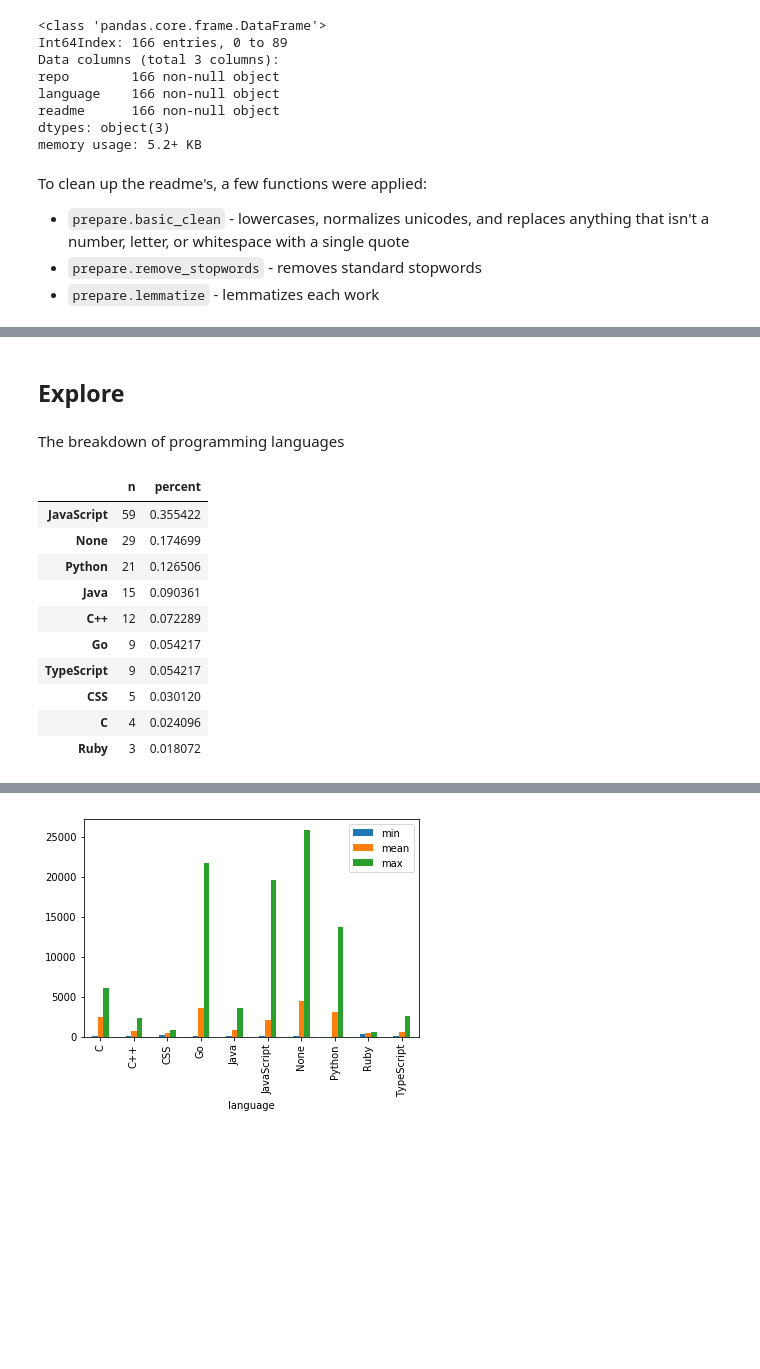
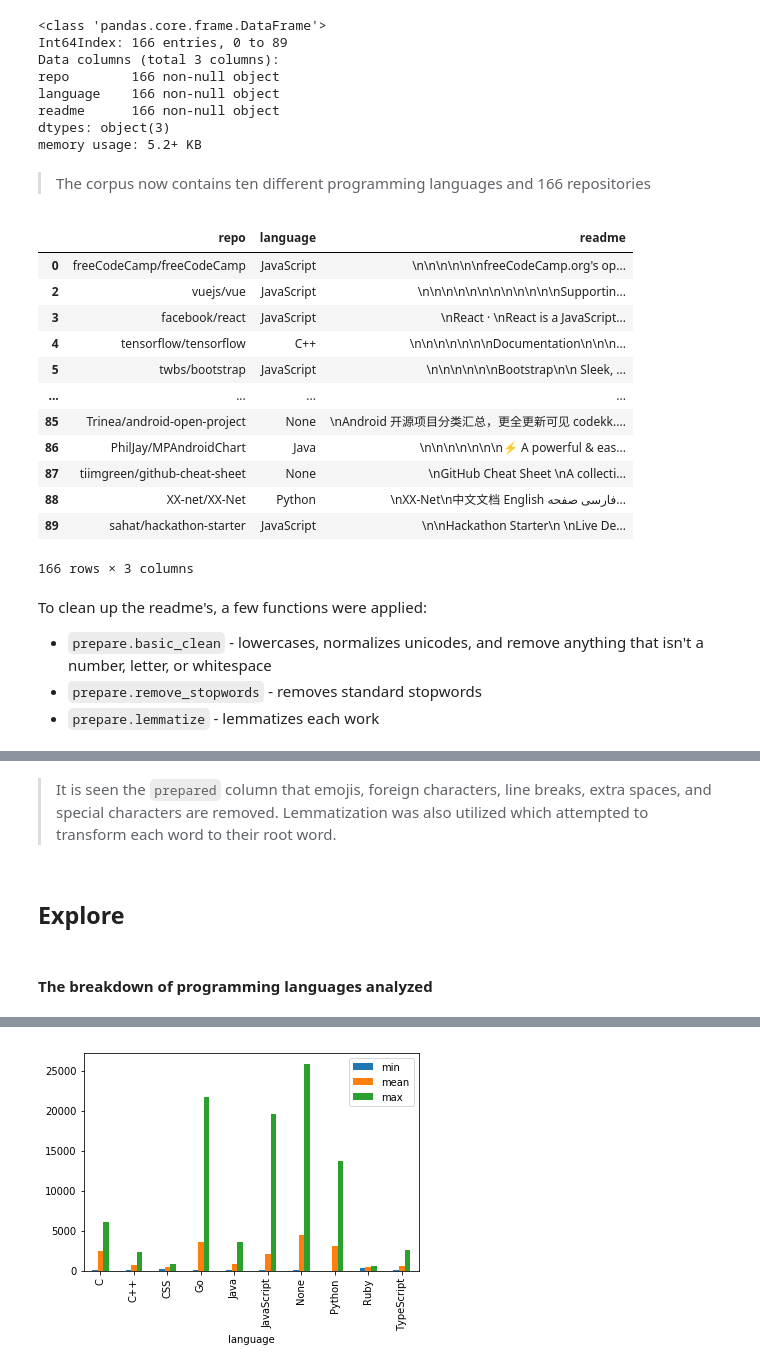
Before and after one commit to super-fantastic-group/nlp-git, a Jupyter notebook: nlp-project.ipynb, the cells around one changed output, grey strips where cells are left out. Cells and saved outputs as stored; diff of their text form; code cells hidden in the pictures; blank space fills up the shorter version.

```diff
--- a/nlp-project.ipynb
+++ b/nlp-project.ipynb
@@ -119,10 +132,28 @@ language    166 non-null object
 readme      166 non-null object
 dtypes: object(3)
 memory usage: 5.2+ KB
+# %% [markdown]
+> The corpus now contains ten different programming languages and 166 repositories
+# %%
+df
+# %% [output]
+|  | repo | language | readme |
+| 0 | freeCodeCamp/freeCodeCamp | JavaScript | \n\n\n\n\n\nfreeCodeCamp.org's op... |
+| 2 | vuejs/vue | JavaScript | \n\n\n\n\n\n\n\n\n\n\n\nSupportin... |
+| 3 | facebook/react | JavaScript | \nReact · \nReact is a JavaScript... |
+| 4 | tensorflow/tensorflow | C++ | \n\n\n\n\n\n\nDocumentation\n\n\n... |
+| 5 | twbs/bootstrap | JavaScript | \n\n\n\n\n\nBootstrap\n\n Sleek, ... |
+| ... | ... | ... | ... |
+| 85 | Trinea/android-open-project | None | \nAndroid 开源项目分类汇总，更全更新可见 codekk.... |
+| 86 | PhilJay/MPAndroidChart | Java | \n\n\n\n\n\n\n⚡️ A powerful & eas... |
+| 87 | tiimgreen/github-cheat-sheet | None | \nGitHub Cheat Sheet \nA collecti... |
+| 88 | XX-net/XX-Net | Python | \nXX-Net\n中文文档 English فارسی صفحه... |
+| 89 | sahat/hackathon-starter | JavaScript | \n\nHackathon Starter\n \nLive De... |
+166 rows × 3 columns
 # %% [markdown]
 To clean up the readme's, a few functions were applied:
 
-- `prepare.basic_clean` - lowercases, normalizes unicodes, and replaces anything that isn't a number, letter, or whitespace with a single quote
+- `prepare.basic_clean` - lowercases, normalizes unicodes, and remove anything that isn't a number, letter, or whitespace
 - `prepare.remove_stopwords` - removes standard stopwords
 - `prepare.lemmatize` - lemmatizes each work
 # %%
@@ -145,21 +174,9 @@ df
 | 88 | XX-net/XX-Net | Python | \nXX-Net\n中文文档 English فارسی صفحه... | xxnet english gaeproxyxtunnel gae... |
 | 89 | sahat/hackathon-starter | JavaScript | \n\nHackathon Starter\n \nLive De... | hackathon starter live demo https... |
 166 rows × 4 columns
+# %% [markdown]
+> It is seen the `prepared` column that emojis, foreign characters, line breaks, extra spaces, and special characters are removed. Lemmatization was also utilized which attempted to transform each word to their root word.
 # %% [markdown]
 ## Explore
 # %% [markdown]
-The breakdown of programming languages
+#### The breakdown of programming languages analyzed
-# %%
-explore.count_percent(df)
-# %% [output]
-|  | n | percent |
-| JavaScript | 59 | 0.355422 |
-| None | 29 | 0.174699 |
-| Python | 21 | 0.126506 |
-| Java | 15 | 0.090361 |
-| C++ | 12 | 0.072289 |
-| Go | 9 | 0.054217 |
-| TypeScript | 9 | 0.054217 |
-| CSS | 5 | 0.030120 |
-| C | 4 | 0.024096 |
-| Ruby | 3 | 0.018072 |
```
Also changed, not shown: parts of 43 cells of this notebook.
